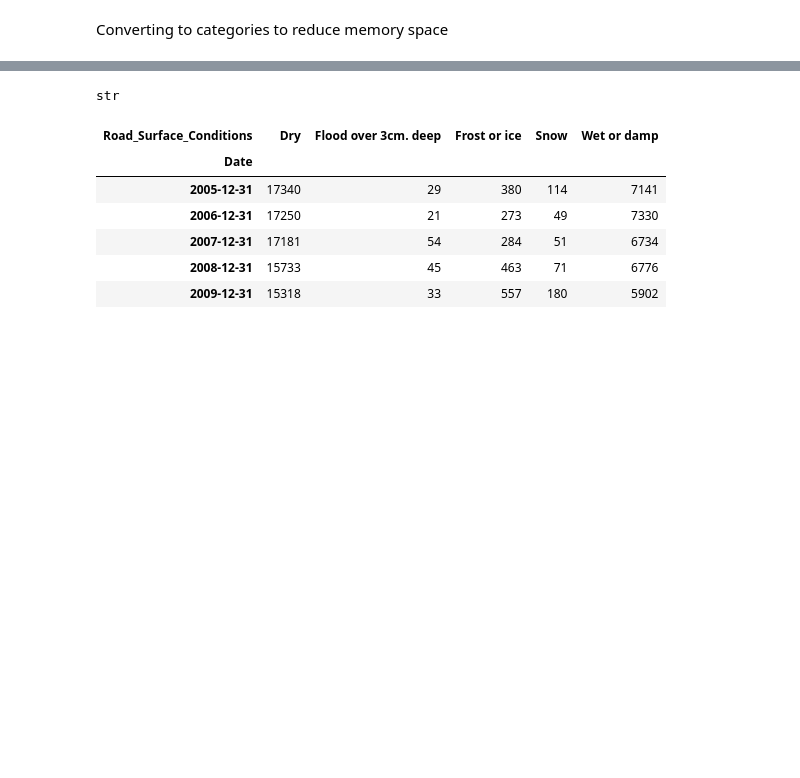
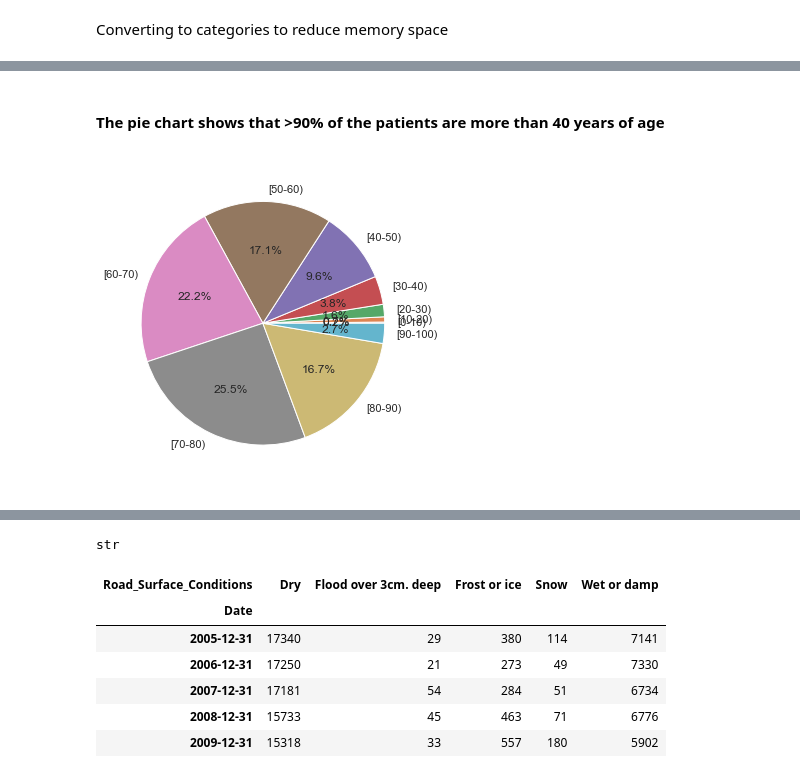
Before and after one commit to Sukhadia1/Springboard_DSC, a Jupyter notebook: Capstone Projects/Capstone Project 1 Working.ipynb, the cells around one changed output, grey strips where cells are left out. Saved outputs shown, nothing was run; the diff lists cells and outputs as text; code cells hidden in the pictures; blank space fills up the shorter version.

```diff
--- a/Capstone Projects/Capstone Project 1 Working.ipynb
+++ b/Capstone Projects/Capstone Project 1 Working.ipynb
@@ -313,0 +419,13 @@ discharge_disposition_id
+# %% [markdown]
+#### The pie chart shows that >90% of the patients are more than 40 years of age
+# %%
+age_d = pd.DataFrame(df_clean.groupby(['age']).size(), columns = ['count'])
+fig_dims = (5, 5)
+fig, ax = plt.subplots(figsize=fig_dims)
+
+ax.pie(age_d, labels = age_d.index, autopct='%1.1f%%')
+ax.axis('equal')
+plt.tight_layout()
+#sns.barplot(data = cer, x = 'age',y='%readmission', ax = ax, order = cer['age'])
+# %% [output]
+[figure, added]
```
Also changed, not shown: parts of 25 cells of this notebook.
